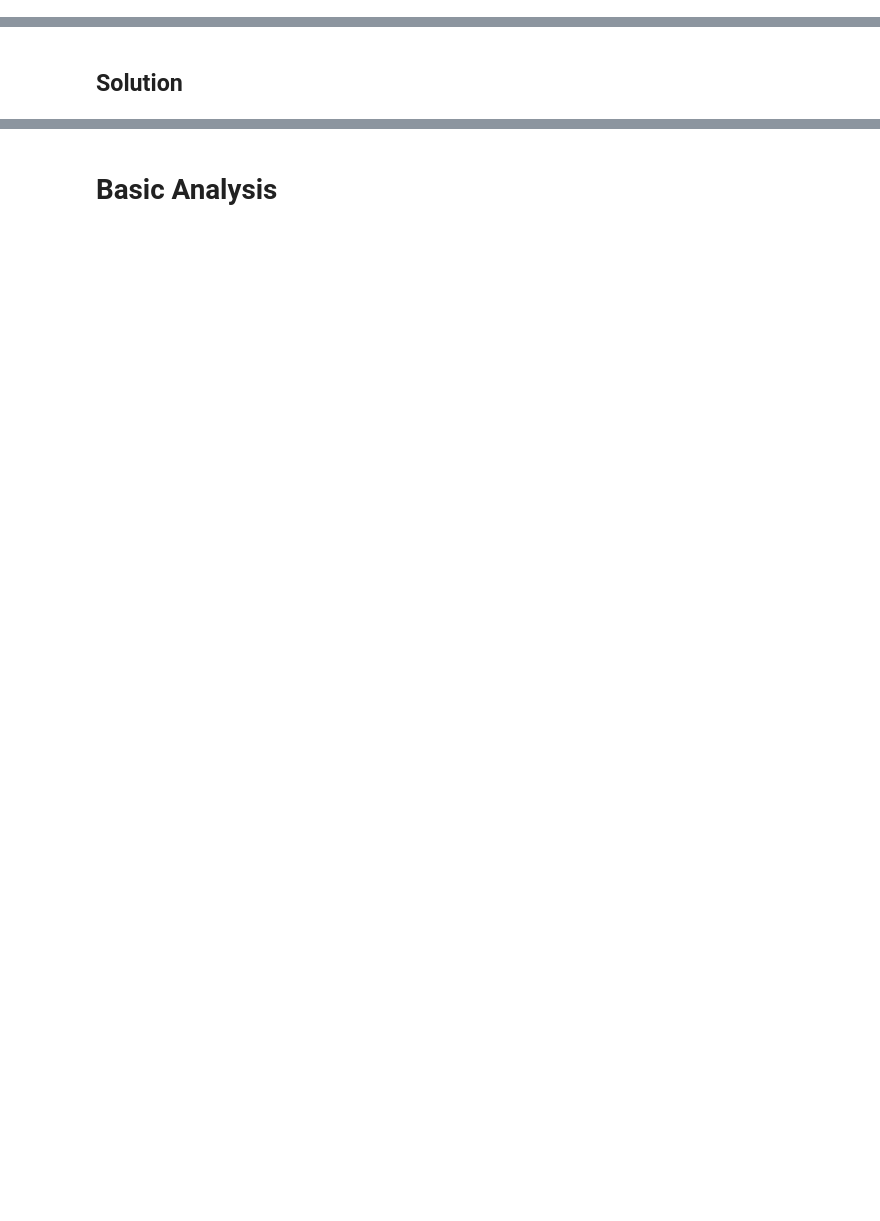
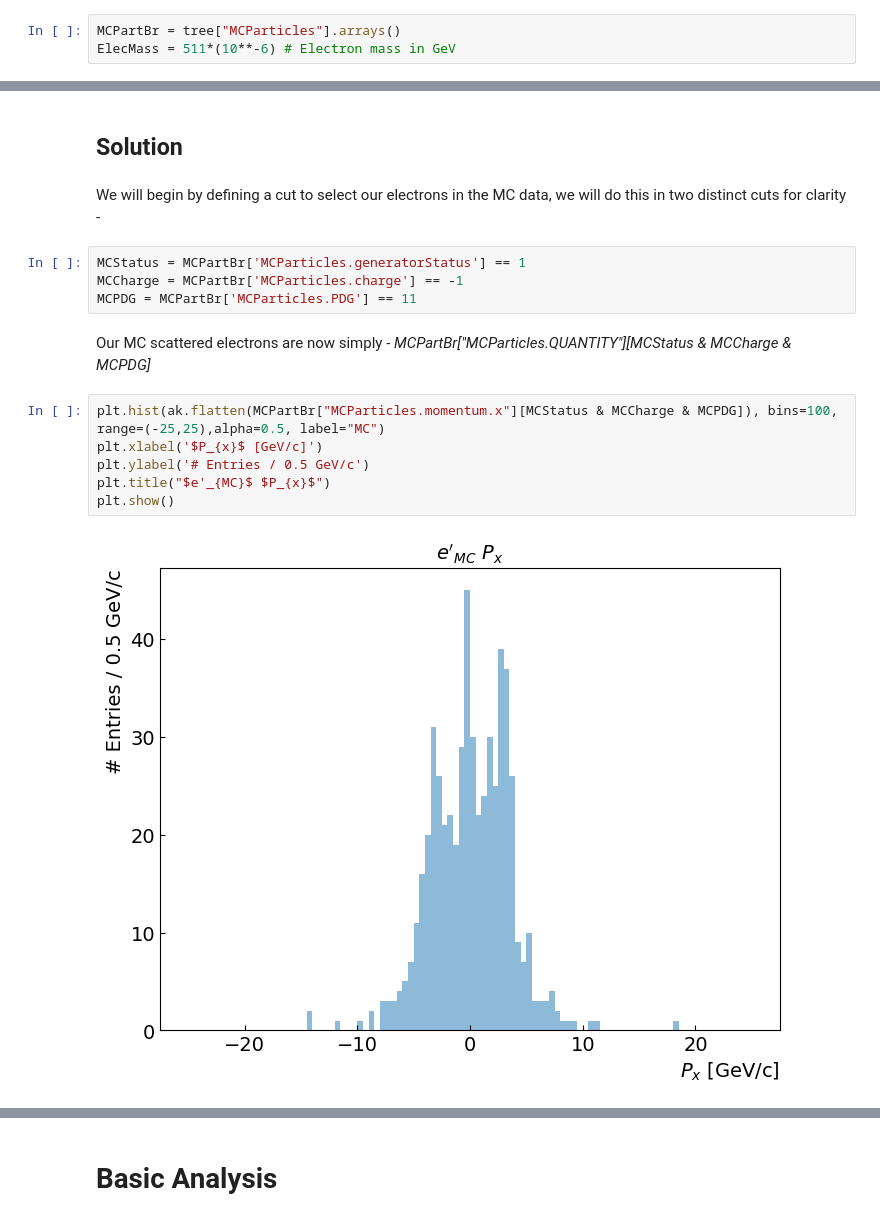
Before and after one commit to eic/HSF-India, a Jupyter notebook: Working_With_Simulation_Output/Working_With_Simulation_Output_TUTOR.ipynb, the cells around one changed output, grey strips where cells are left out. Saved outputs shown, nothing was run; the diff lists cells and outputs as text; blank space fills up the shorter version.

```diff
--- a/Working_With_Simulation_Output/Working_With_Simulation_Output_TUTOR.ipynb
+++ b/Working_With_Simulation_Output/Working_With_Simulation_Output_TUTOR.ipynb
@@ -206,0 +241,3 @@ plt.show()
+# %%
+MCPartBr = tree["MCParticles"].arrays()
+ElecMass = 511*(10**-6) # Electron mass in GeV
@@ -207,2 +274,18 @@ plt.show()
 # %% [markdown]
 ## Solution
+# %% [markdown]
+We will begin by defining a cut to select our electrons in the MC data, we will do this in two distinct cuts for clarity -
+# %%
+MCStatus = MCPartBr['MCParticles.generatorStatus'] == 1
+MCCharge = MCPartBr['MCParticles.charge'] == -1
+MCPDG = MCPartBr['MCParticles.PDG'] == 11
+# %% [markdown]
+Our MC scattered electrons are now simply - *MCPartBr["MCParticles.QUANTITY"][MCStatus & MCCharge & MCPDG]*
+# %%
+plt.hist(ak.flatten(MCPartBr["MCParticles.momentum.x"][MCStatus & MCCharge & MCPDG]), bins=100, range=(-25,25),alpha=0.5, label="MC")
+plt.xlabel('$P_{x}$ [GeV/c]')
+plt.ylabel('# Entries / 0.5 GeV/c')
+plt.title("$e'_{MC}$ $P_{x}$")
+plt.show()
+# %% [output]
+[figure, added]
```
Also changed, not shown: parts of 24 cells of this notebook.
